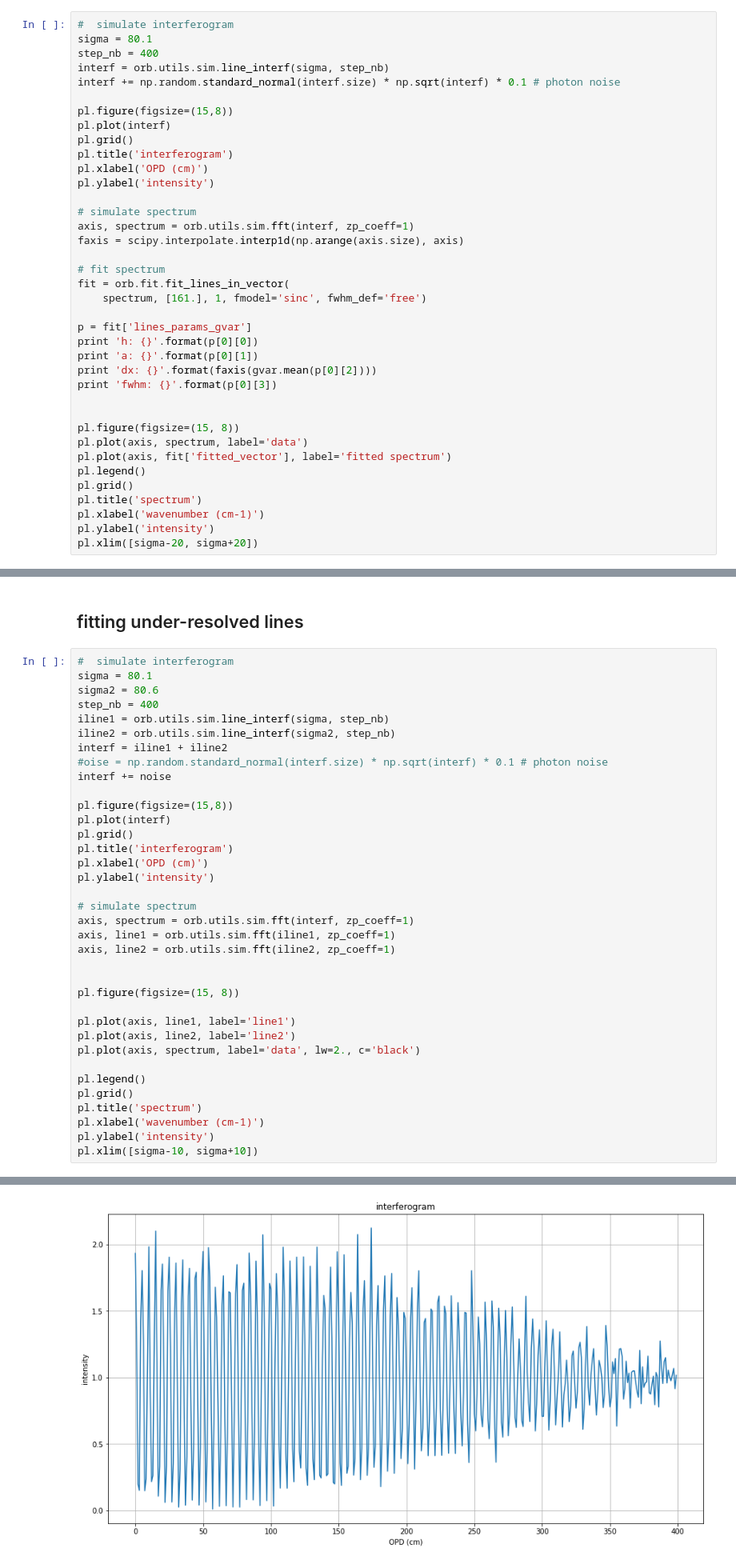
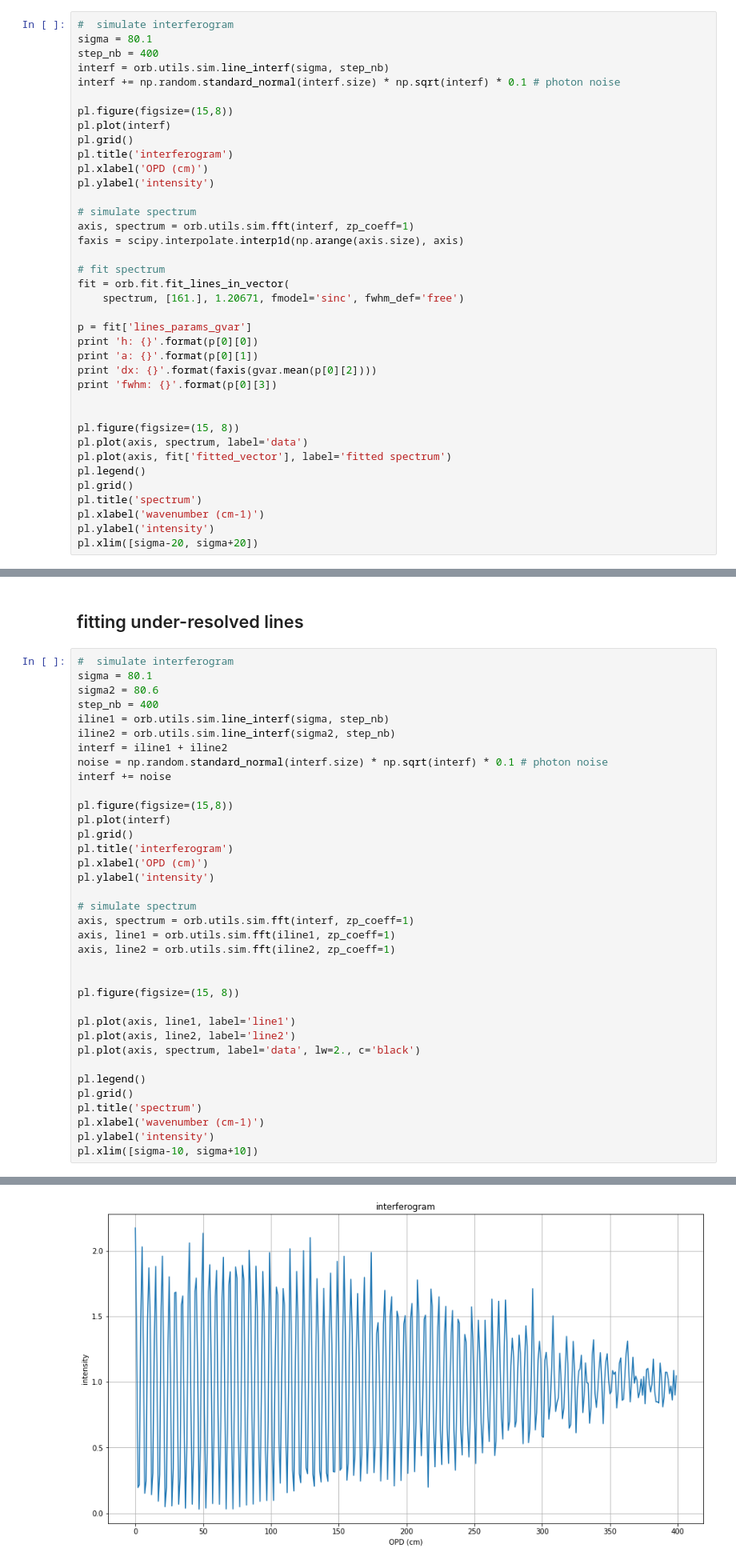
Before and after one commit to thomasorb/learning-machines, a Jupyter notebook: orcs/orcs_first_steps.ipynb, the cells around one changed output, grey strips where cells are left out. Shown at 80% size. Cells and saved outputs as stored; diff of their text form.

```diff
--- a/orcs/orcs_first_steps.ipynb
+++ b/orcs/orcs_first_steps.ipynb
@@ -37,7 +37,7 @@ faxis = scipy.interpolate.interp1d(np.arange(axis.size), axis)
 
 # fit spectrum
 fit = orb.fit.fit_lines_in_vector(
-    spectrum, [161.], 1, fmodel='sinc', fwhm_def='free')
+    spectrum, [161.], 1.20671, fmodel='sinc', fwhm_def='free')
 
 p = fit['lines_params_gvar']
 print 'h: {}'.format(p[0][0])
@@ -73,34 +73,34 @@ step_nb = 400
 iline1 = orb.utils.sim.line_interf(sigma, step_nb)
 iline2 = orb.utils.sim.line_interf(sigma2, step_nb)
 interf = iline1 + iline2
-#oise = np.random.standard_normal(interf.size) * np.sqrt(interf) * 0.1 # photon noise
+noise = np.random.standard_normal(interf.size) * np.sqrt(interf) * 0.1 # photon noise
 interf += noise
 
 pl.figure(figsize=(15,8))
 pl.plot(interf)
 pl.grid()
 pl.title('interferogram')
 pl.xlabel('OPD (cm)')
 pl.ylabel('intensity')
 
 # simulate spectrum
 axis, spectrum = orb.utils.sim.fft(interf, zp_coeff=1)
 axis, line1 = orb.utils.sim.fft(iline1, zp_coeff=1)
 axis, line2 = orb.utils.sim.fft(iline2, zp_coeff=1)
 
 
 pl.figure(figsize=(15, 8))
 
 pl.plot(axis, line1, label='line1')
 pl.plot(axis, line2, label='line2')
 pl.plot(axis, spectrum, label='data', lw=2., c='black')
 
 pl.legend()
 pl.grid()
 pl.title('spectrum')
 pl.xlabel('wavenumber (cm-1)')
 pl.ylabel('intensity')
 pl.xlim([sigma-10, sigma+10])
 # %% [output]
 (70.1, 90.1)
-[figure, old version]
+[figure, new version]
```
Also changed, not shown: parts of 3 cells of this notebook, 6 other files.
